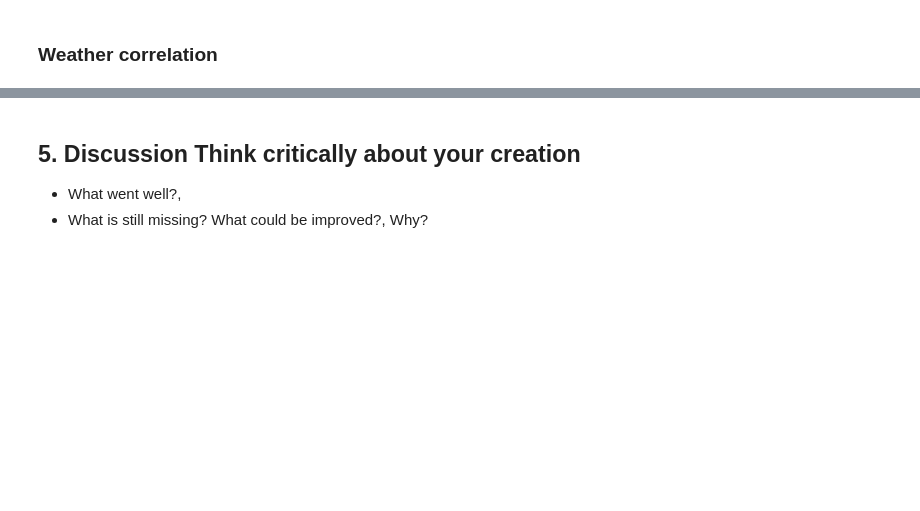
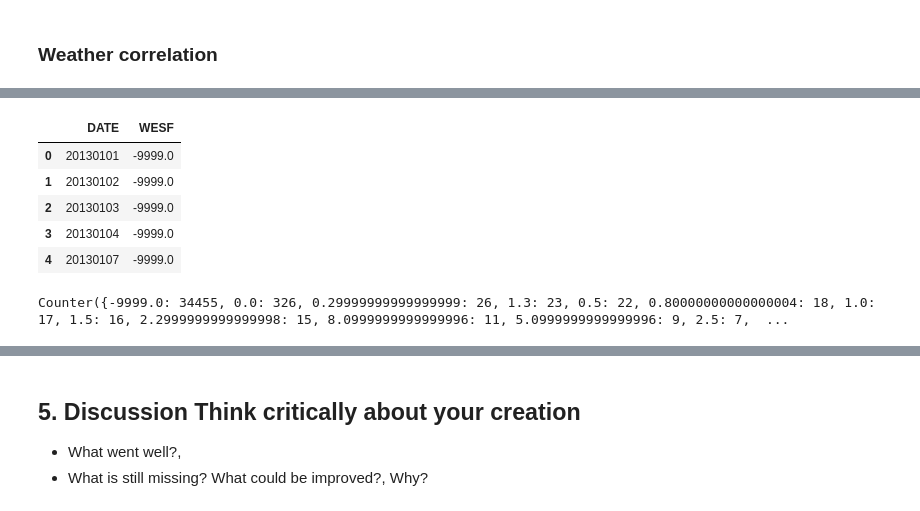
Before and after one commit to titanbender/titanbender.github.io, a Jupyter notebook: Final_project.ipynb, the cells around one changed output, grey strips where cells are left out. Saved outputs shown, nothing was run; the diff lists cells and outputs as text; code cells hidden in the pictures; blank space fills up the shorter version.

```diff
--- a/Final_project.ipynb
+++ b/Final_project.ipynb
@@ -655,3 +650,16 @@ plt.ylabel('Classification error rate (%)')
 plt.show()
 # %% [markdown]
 ### Weather correlation
+# %%
+raw_weather_DF = pd.read_csv("data/raw_data_weather.csv", low_memory = False)
+
+print raw_weather_DF.shape
+
+#raw_weather_DF = raw_weather_DF([['DATE', 'PRCP', 'TMIN', 'TMAX', 'TOBS']]
+list(raw_weather_DF)
+
+
+
+#raw_weather_DF = raw_weather_DF[raw_weather_DF['MDPR'] == -9999.0]
+
+print raw_weather_DF.shape
@@ -657,0 +689,29 @@ plt.show()
+# %%
+# Getting year
+date = raw_weather_DF["DATE"].apply(lambda x: [str(x)[4:6],str(x)[6:8],str(x)[:4]])
+raw_weather_DF["YEAR"] = year.apply(lambda x: int(x[2]))
+
+# Getting hour
+##hour = raw_DF["TIME"].apply(lambda x: x.split(':'))
+##raw_DF["HOUR"] = hour.apply(lambda x: int(x[0]))
+##raw_DF["TIME_DEC"] = hour.apply(lambda x: float(int(x[0]) + int(x[1])/60) )
+
+# Getting month
+##month = raw_DF["DATE"].apply(lambda x: x.split('/'))
+##raw_DF["MONTH"] = month.apply(lambda x: int(x[0]))
+# %%
+tmp = 'WESF'
+raw_weather_DF[['DATE',tmp]].head()
+# %% [output]
+|  | DATE | WESF |
+| 0 | 20130101 | -9999.0 |
+| 1 | 20130102 | -9999.0 |
+| 2 | 20130103 | -9999.0 |
+| 3 | 20130104 | -9999.0 |
+| 4 | 20130107 | -9999.0 |
+# %%
+
+#print set(raw_weather_DF[tmp])
+print collections.Counter(raw_weather_DF[tmp])
+# %% [output]
+Counter({-9999.0: 34455, 0.0: 326, 0.29999999999999999: 26, 1.3: 23, 0.5: 22, 0.80000000000000004: 18, 1.0: 17, 1.5: 16, 2.2999999999999998: 15, 8.0999999999999996: 11, 5.0999999999999996: 9, 2.5: 7,  ...
```
Also changed, not shown: parts of 5 cells of this notebook, 16 other files.
